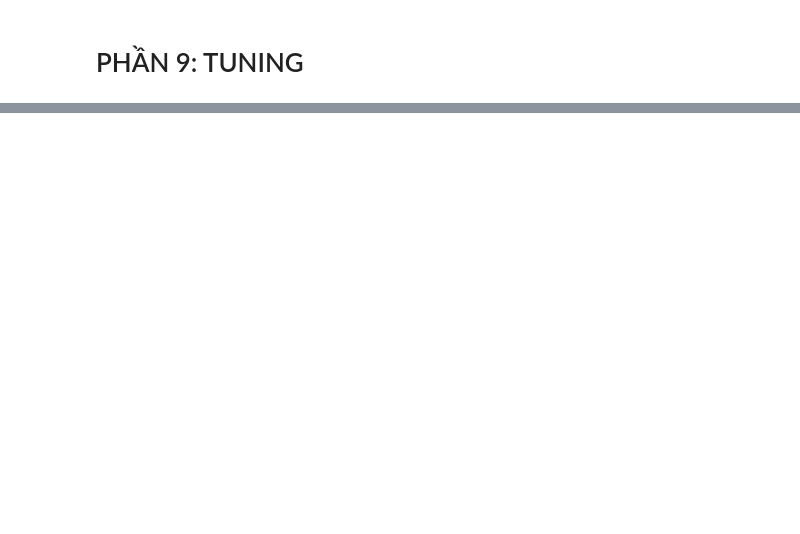
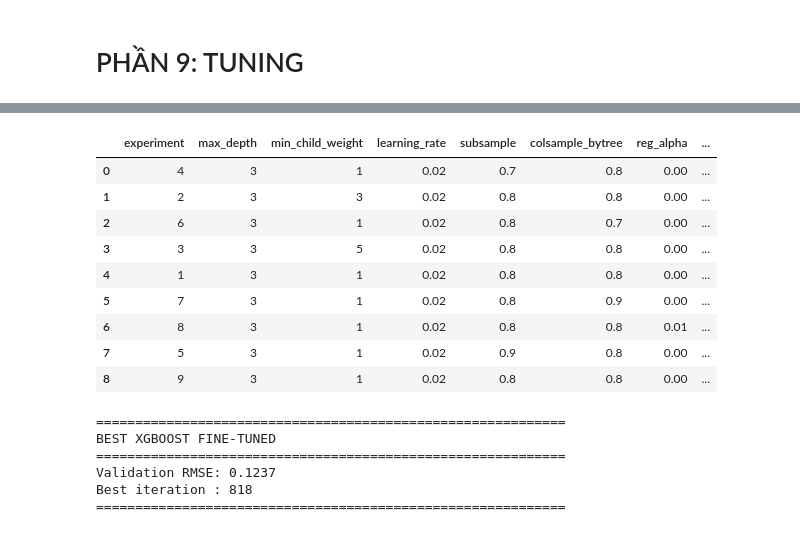
Before and after one commit to SGHPK0905/DeepLearning_3SV_DDU1231, a Jupyter notebook: BaitapNhom/Lab02/House_price_pytorch.ipynb, the cells around one changed output, grey strips where cells are left out. Cells and saved outputs as stored; diff of their text form; code cells hidden in the pictures; blank space fills up the shorter version.

```diff
--- a/BaitapNhom/Lab02/House_price_pytorch.ipynb
+++ b/BaitapNhom/Lab02/House_price_pytorch.ipynb
@@ -1104,0 +1560,57 @@ plt.show()
+# %%
+# ================= BEST XGBOOST FINE-TUNED =================
+
+xgb_fine_df = pd.DataFrame(xgb_fine_results)
+
+xgb_fine_df = xgb_fine_df.sort_values(
+    by="val_rmse"
+).reset_index(drop=True)
+
+display(
+    xgb_fine_df[
+        [
+            "experiment",
+            "max_depth",
+            "min_child_weight",
+            "learning_rate",
+            "subsample",
+            "colsample_bytree",
+            "reg_alpha",
+            "reg_lambda",
+            "best_iteration",
+            "val_rmse"
+        ]
+    ]
+)
+
+best_xgb_fine_row = xgb_fine_df.iloc[0]
+
+best_xgb_fine_model = xgb_fine_results[
+    int(best_xgb_fine_row["experiment"]) - 1
+]["model"]
+
+best_xgb_fine_val_pred = best_xgb_fine_model.predict(X_val)
+
+print("=" * 60)
+print("BEST XGBOOST FINE-TUNED")
+print("=" * 60)
+print(f"Validation RMSE: {best_xgb_fine_row['val_rmse']:.4f}")
+print(f"Best iteration : {int(best_xgb_fine_row['best_iteration'])}")
+print("=" * 60)
+# %% [output]
+|  | experiment | max_depth | min_child_weight | learning_rate | subsample | colsample_bytree | reg_alpha | ... |
+| 0 | 4 | 3 | 1 | 0.02 | 0.7 | 0.8 | 0.00 | ... |
+| 1 | 2 | 3 | 3 | 0.02 | 0.8 | 0.8 | 0.00 | ... |
+| 2 | 6 | 3 | 1 | 0.02 | 0.8 | 0.7 | 0.00 | ... |
+| 3 | 3 | 3 | 5 | 0.02 | 0.8 | 0.8 | 0.00 | ... |
+| 4 | 1 | 3 | 1 | 0.02 | 0.8 | 0.8 | 0.00 | ... |
+| 5 | 7 | 3 | 1 | 0.02 | 0.8 | 0.9 | 0.00 | ... |
+| 6 | 8 | 3 | 1 | 0.02 | 0.8 | 0.8 | 0.01 | ... |
+| 7 | 5 | 3 | 1 | 0.02 | 0.9 | 0.8 | 0.00 | ... |
+| 8 | 9 | 3 | 1 | 0.02 | 0.8 | 0.8 | 0.00 | ... |
+============================================================
+BEST XGBOOST FINE-TUNED
+============================================================
+Validation RMSE: 0.1237
+Best iteration : 818
+============================================================
```
Also changed, not shown: parts of 43 cells of this notebook, 18 other files.
